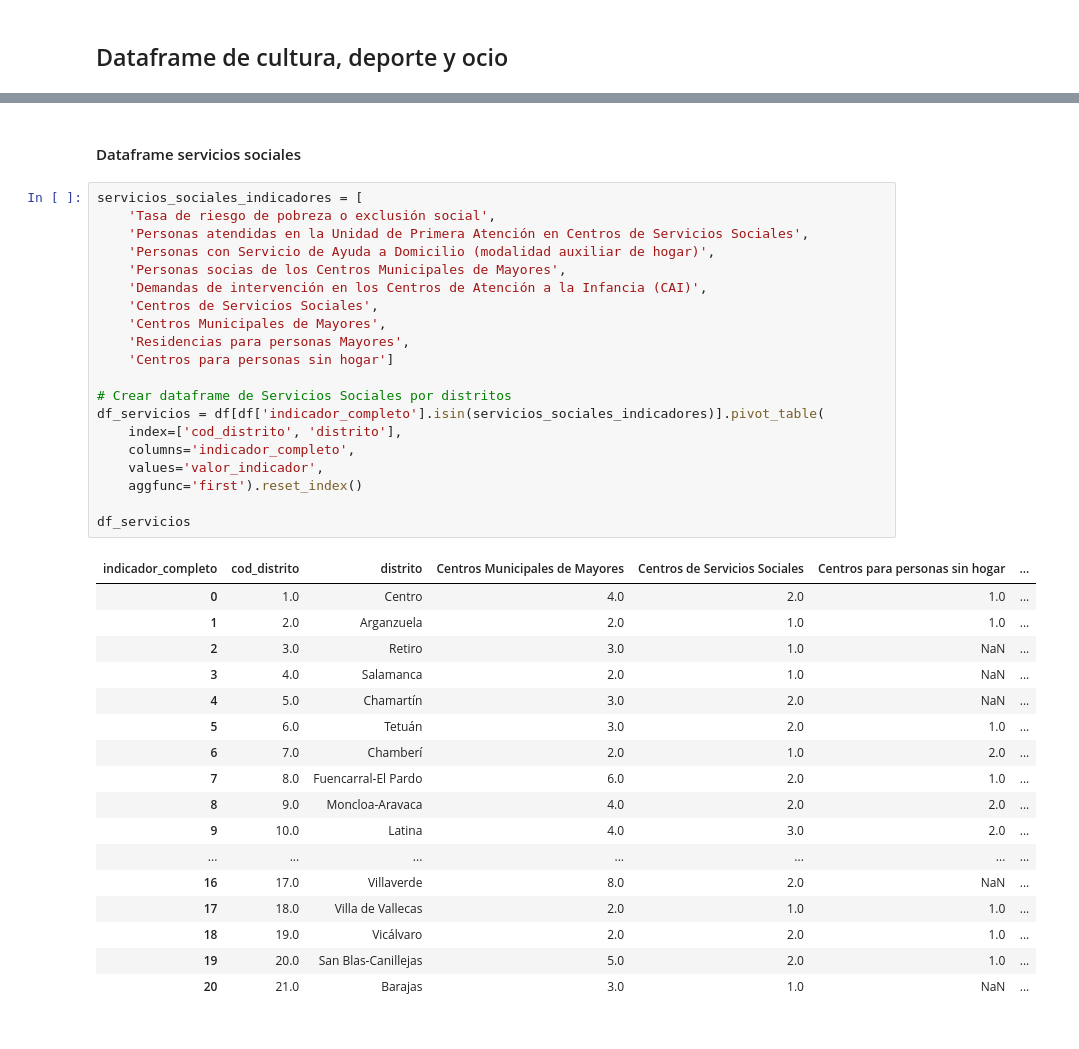
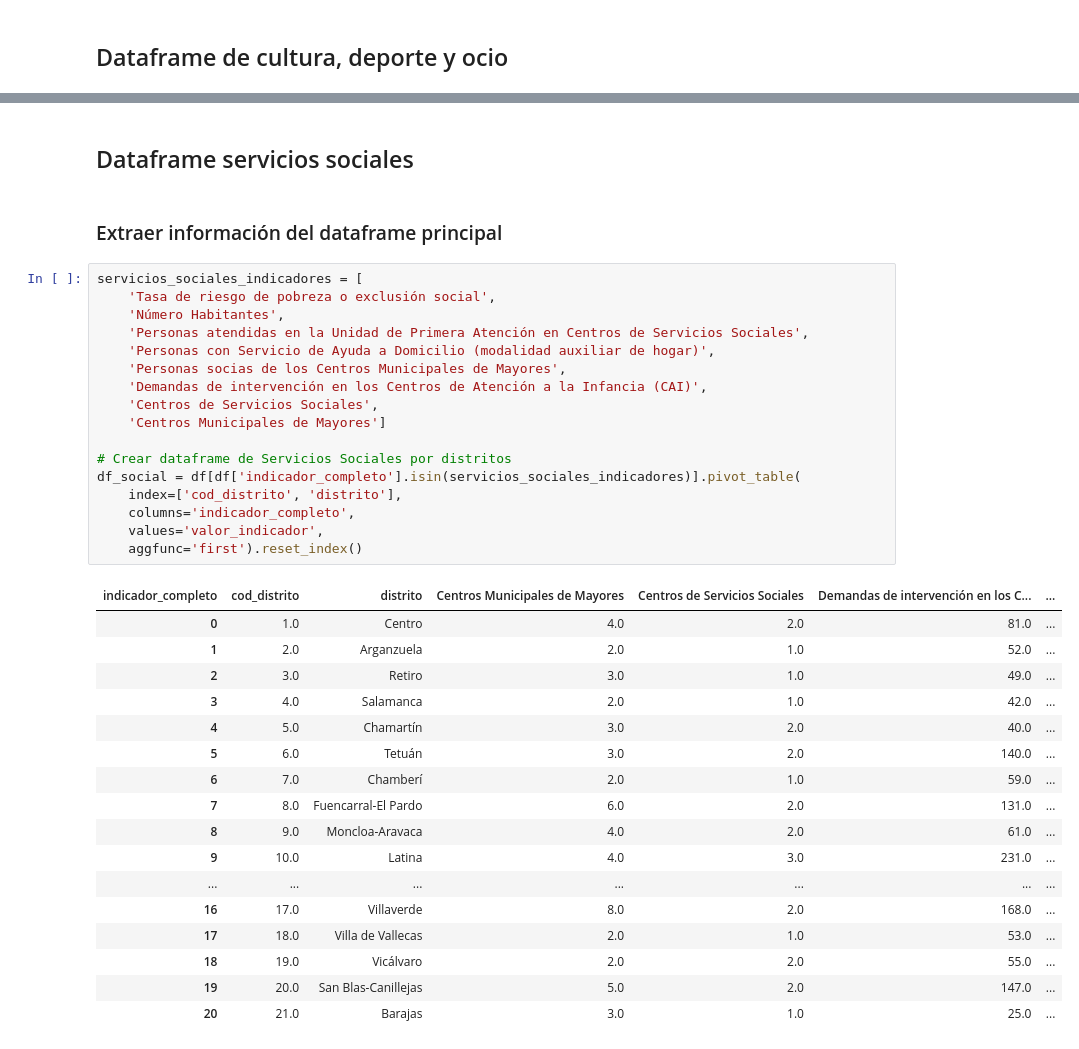
Before and after one commit to almudenaolg/Desigualdad-Distritos-Madrid, a Jupyter notebook: code/exploratory.ipynb, the cells around one changed output, grey strips where cells are left out. Drawn from its saved outputs; the diff is of its cells as text.

Commit message:
Dataframes completados

```diff
--- a/code/exploratory.ipynb
+++ b/code/exploratory.ipynb
@@ -688,40 +712,39 @@ df_cultura
 # %% [markdown]
-#### Dataframe servicios sociales
+## Dataframe servicios sociales
+# %% [markdown]
+### Extraer información del dataframe principal
 # %%
 servicios_sociales_indicadores = [
     'Tasa de riesgo de pobreza o exclusión social',
+    'Número Habitantes',
     'Personas atendidas en la Unidad de Primera Atención en Centros de Servicios Sociales',
     'Personas con Servicio de Ayuda a Domicilio (modalidad auxiliar de hogar)',
     'Personas socias de los Centros Municipales de Mayores',
     'Demandas de intervención en los Centros de Atención a la Infancia (CAI)',
     'Centros de Servicios Sociales',
-    'Centros Municipales de Mayores',
-    'Residencias para personas Mayores',
-    'Centros para personas sin hogar']
+    'Centros Municipales de Mayores']
 
 # Crear dataframe de Servicios Sociales por distritos
-df_servicios = df[df['indicador_completo'].isin(servicios_sociales_indicadores)].pivot_table(
+df_social = df[df['indicador_completo'].isin(servicios_sociales_indicadores)].pivot_table(
     index=['cod_distrito', 'distrito'],
     columns='indicador_completo',
     values='valor_indicador',
     aggfunc='first').reset_index()
-
-df_servicios
 # %% [output]
-| indicador_completo | cod_distrito | distrito | Centros Municipales de Mayores | Centros de Servicios Sociales | Centros para personas sin hogar | ... |
-| 0 | 1.0 | Centro | 4.0 | 2.0 | 1.0 | ... |
-| 1 | 2.0 | Arganzuela | 2.0 | 1.0 | 1.0 | ... |
-| 2 | 3.0 | Retiro | 3.0 | 1.0 | NaN | ... |
-| 3 | 4.0 | Salamanca | 2.0 | 1.0 | NaN | ... |
-| 4 | 5.0 | Chamartín | 3.0 | 2.0 | NaN | ... |
-| 5 | 6.0 | Tetuán | 3.0 | 2.0 | 1.0 | ... |
-| 6 | 7.0 | Chamberí | 2.0 | 1.0 | 2.0 | ... |
-| 7 | 8.0 | Fuencarral-El Pardo | 6.0 | 2.0 | 1.0 | ... |
-| 8 | 9.0 | Moncloa-Aravaca | 4.0 | 2.0 | 2.0 | ... |
-| 9 | 10.0 | Latina | 4.0 | 3.0 | 2.0 | ... |
+| indicador_completo | cod_distrito | distrito | Centros Municipales de Mayores | Centros de Servicios Sociales | Demandas de intervención en los C... | ... |
+| 0 | 1.0 | Centro | 4.0 | 2.0 | 81.0 | ... |
+| 1 | 2.0 | Arganzuela | 2.0 | 1.0 | 52.0 | ... |
+| 2 | 3.0 | Retiro | 3.0 | 1.0 | 49.0 | ... |
+| 3 | 4.0 | Salamanca | 2.0 | 1.0 | 42.0 | ... |
+| 4 | 5.0 | Chamartín | 3.0 | 2.0 | 40.0 | ... |
+| 5 | 6.0 | Tetuán | 3.0 | 2.0 | 140.0 | ... |
+| 6 | 7.0 | Chamberí | 2.0 | 1.0 | 59.0 | ... |
+| 7 | 8.0 | Fuencarral-El Pardo | 6.0 | 2.0 | 131.0 | ... |
+| 8 | 9.0 | Moncloa-Aravaca | 4.0 | 2.0 | 61.0 | ... |
+| 9 | 10.0 | Latina | 4.0 | 3.0 | 231.0 | ... |
 | ... | ... | ... | ... | ... | ... | ... |
-| 16 | 17.0 | Villaverde | 8.0 | 2.0 | NaN | ... |
-| 17 | 18.0 | Villa de Vallecas | 2.0 | 1.0 | 1.0 | ... |
-| 18 | 19.0 | Vicálvaro | 2.0 | 2.0 | 1.0 | ... |
-| 19 | 20.0 | San Blas-Canillejas | 5.0 | 2.0 | 1.0 | ... |
-| 20 | 21.0 | Barajas | 3.0 | 1.0 | NaN | ... |
+| 16 | 17.0 | Villaverde | 8.0 | 2.0 | 168.0 | ... |
+| 17 | 18.0 | Villa de Vallecas | 2.0 | 1.0 | 53.0 | ... |
+| 18 | 19.0 | Vicálvaro | 2.0 | 2.0 | 55.0 | ... |
+| 19 | 20.0 | San Blas-Canillejas | 5.0 | 2.0 | 147.0 | ... |
+| 20 | 21.0 | Barajas | 3.0 | 1.0 | 25.0 | ... |
```
Also changed, not shown: parts of 24 cells of this notebook, 22 other files.
